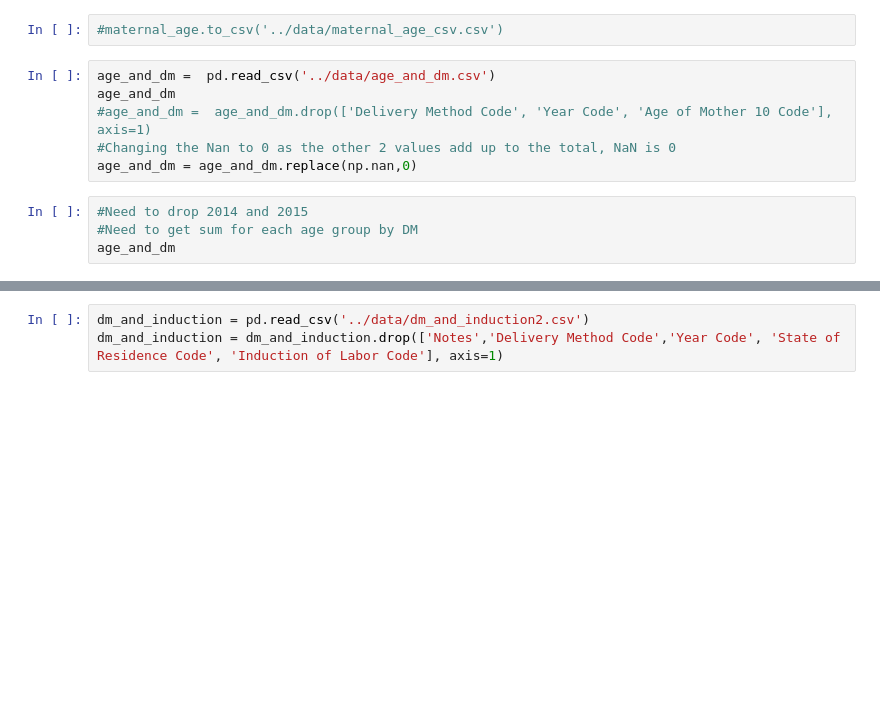
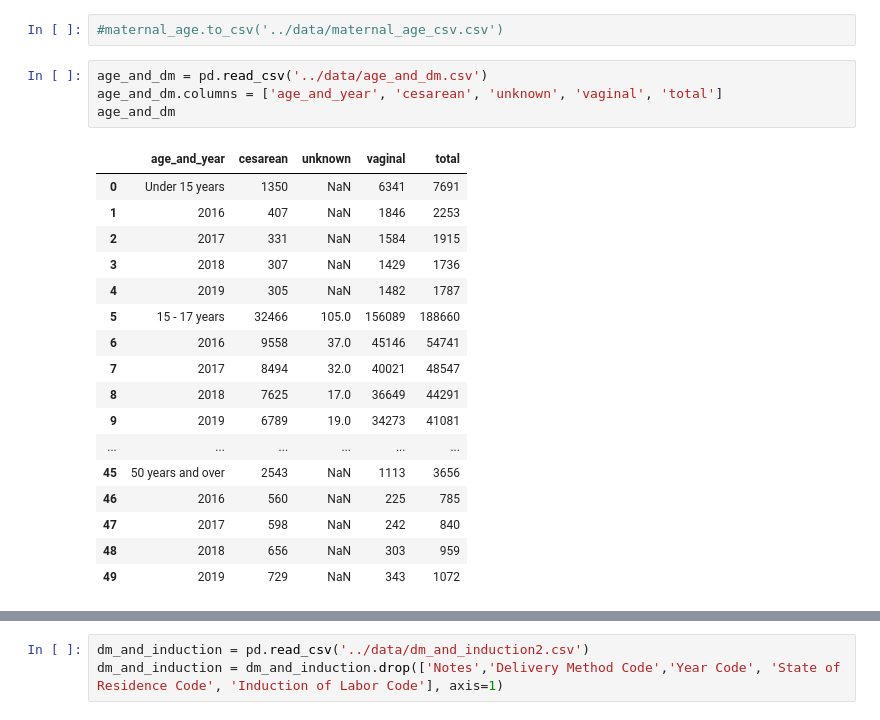
Before and after one commit to StephMiller4/delivery_method_capstone, a Jupyter notebook: notebook/Capstone Project.ipynb, the cells around one changed output, grey strips where cells are left out. Drawn from its saved outputs; the diff is of its cells as text; blank space fills up the shorter version.

```diff
--- a/notebook/Capstone Project.ipynb
+++ b/notebook/Capstone Project.ipynb
@@ -305,13 +305,25 @@ maternal_age['numeric_difference'] =  maternal_age['2021'] - maternal_age['2007'
 maternal_age['percent_change'] = (maternal_age['numeric_difference'] / maternal_age['2007'])*100
 # %%
 #maternal_age.to_csv('../data/maternal_age_csv.csv')
-# %%
-age_and_dm =  pd.read_csv('../data/age_and_dm.csv')
-age_and_dm
-#age_and_dm =  age_and_dm.drop(['Delivery Method Code', 'Year Code', 'Age of Mother 10 Code'], axis=1)
-#Changing the Nan to 0 as the other 2 values add up to the total, NaN is 0
-age_and_dm = age_and_dm.replace(np.nan,0)
-# %%
-#Need to drop 2014 and 2015
-#Need to get sum for each age group by DM
-age_and_dm
+# %%
+age_and_dm = pd.read_csv('../data/age_and_dm.csv')
+age_and_dm.columns = ['age_and_year', 'cesarean', 'unknown', 'vaginal', 'total']
+age_and_dm
+# %% [output]
+|  | age_and_year | cesarean | unknown | vaginal | total |
+| 0 | Under 15 years | 1350 | NaN | 6341 | 7691 |
+| 1 | 2016 | 407 | NaN | 1846 | 2253 |
+| 2 | 2017 | 331 | NaN | 1584 | 1915 |
+| 3 | 2018 | 307 | NaN | 1429 | 1736 |
+| 4 | 2019 | 305 | NaN | 1482 | 1787 |
+| 5 | 15 - 17 years | 32466 | 105.0 | 156089 | 188660 |
+| 6 | 2016 | 9558 | 37.0 | 45146 | 54741 |
+| 7 | 2017 | 8494 | 32.0 | 40021 | 48547 |
+| 8 | 2018 | 7625 | 17.0 | 36649 | 44291 |
+| 9 | 2019 | 6789 | 19.0 | 34273 | 41081 |
+| ... | ... | ... | ... | ... | ... |
+| 45 | 50 years and over | 2543 | NaN | 1113 | 3656 |
+| 46 | 2016 | 560 | NaN | 225 | 785 |
+| 47 | 2017 | 598 | NaN | 242 | 840 |
+| 48 | 2018 | 656 | NaN | 303 | 959 |
+| 49 | 2019 | 729 | NaN | 343 | 1072 |
```
Also changed, not shown: parts of 31 cells of this notebook, 3 other files.
